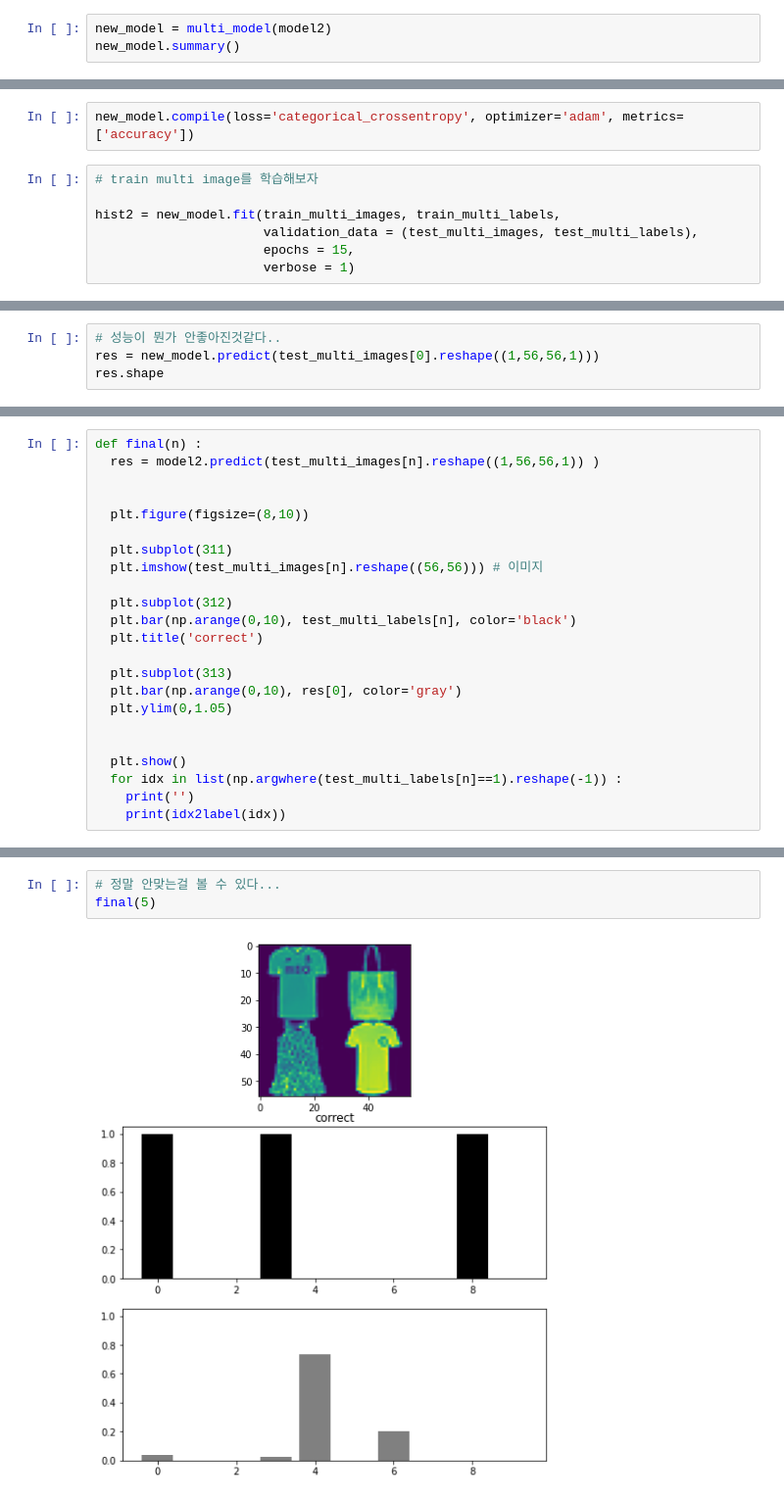
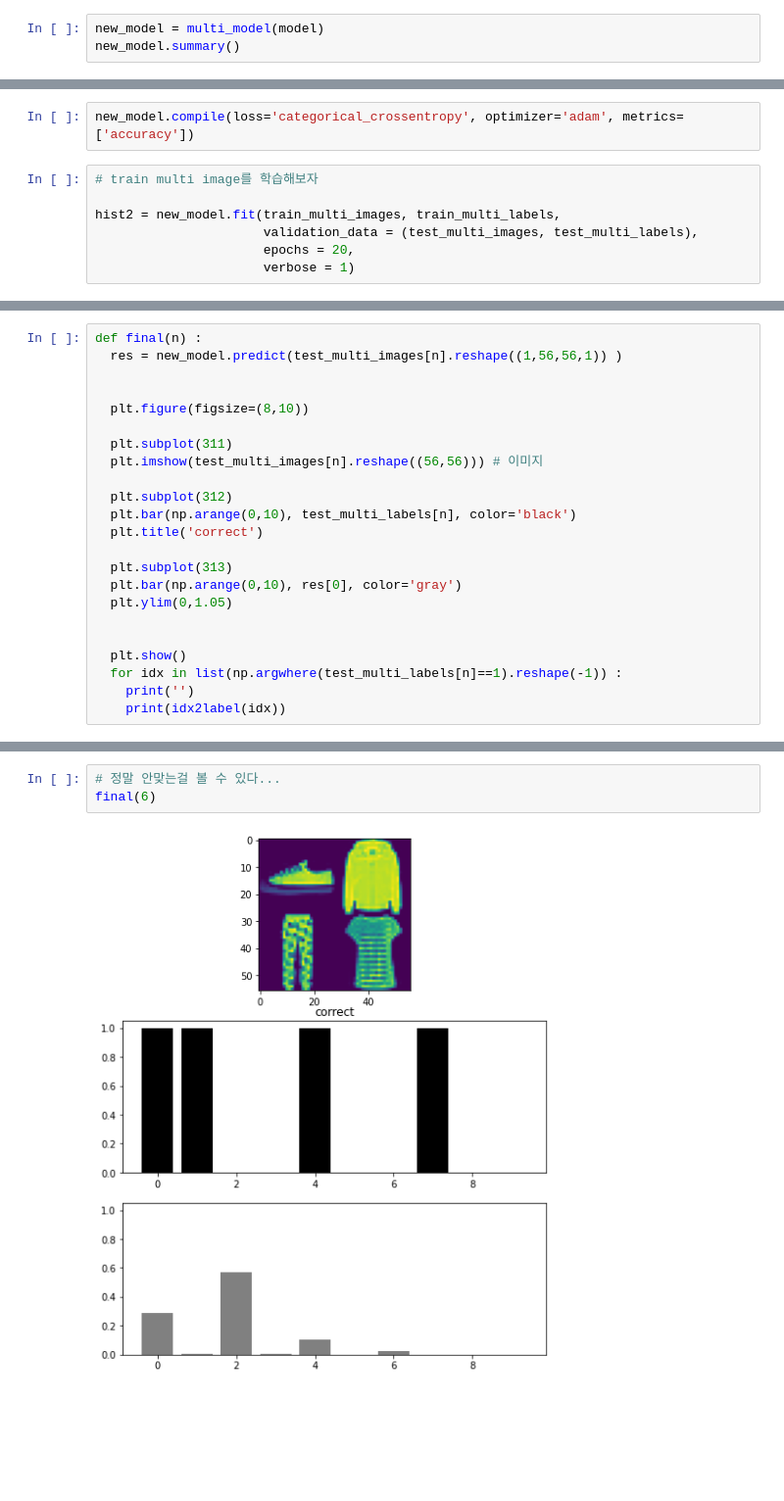
Before and after one commit to Vaycold/Vaycold, a Jupyter notebook: Python_DL/여러 의상 사진에서 옷 종류 구분하기~2차모델링.ipynb, the cells around one changed output, grey strips where cells are left out. Shown at 98% size. Drawn from its saved outputs; the diff is of its cells as text; blank space fills up the shorter version.

```diff
--- a/Python_DL/여러 의상 사진에서 옷 종류 구분하기~2차모델링.ipynb
+++ b/Python_DL/여러 의상 사진에서 옷 종류 구분하기~2차모델링.ipynb
@@ -766,6 +410,6 @@ def multi_model (model) :
 
   return Model(model.input, x)
 # %%
-new_model = multi_model(model2)
+new_model = multi_model(model)
 new_model.summary()
 # %% [output]
@@ -813,6 +437,6 @@ new_model.compile(loss='categorical_crossentropy', optimizer='adam', metrics=['a
 
 hist2 = new_model.fit(train_multi_images, train_multi_labels,
                       validation_data = (test_multi_images, test_multi_labels),
-                      epochs = 15,
+                      epochs = 20,
                       verbose = 1)
 # %% [output]
@@ -836,4 +459,0 @@ Epoch 9/15
-# %%
-# 성능이 뭔가 안좋아진것같다..
-res = new_model.predict(test_multi_images[0].reshape((1,56,56,1)))
-res.shape
@@ -842,6 +462,6 @@ res.shape
 # %%
 def final(n) :
-  res = model2.predict(test_multi_images[n].reshape((1,56,56,1)) )
+  res = new_model.predict(test_multi_images[n].reshape((1,56,56,1)) )
 
 
   plt.figure(figsize=(8,10))
@@ -896,8 +512,8 @@ Shirt
 Sneaker
 # %%
 # 정말 안맞는걸 볼 수 있다...
-final(5)
+final(6)
 # %% [output]
-[figure, old version]
+[figure, new version]
 T-shirt/top
 
```
Also changed, not shown: parts of 115 cells of this notebook.
